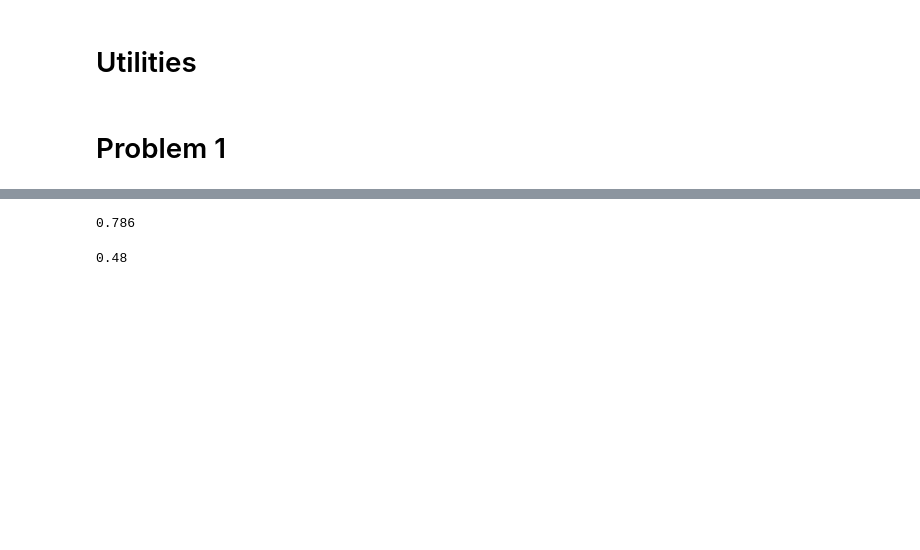
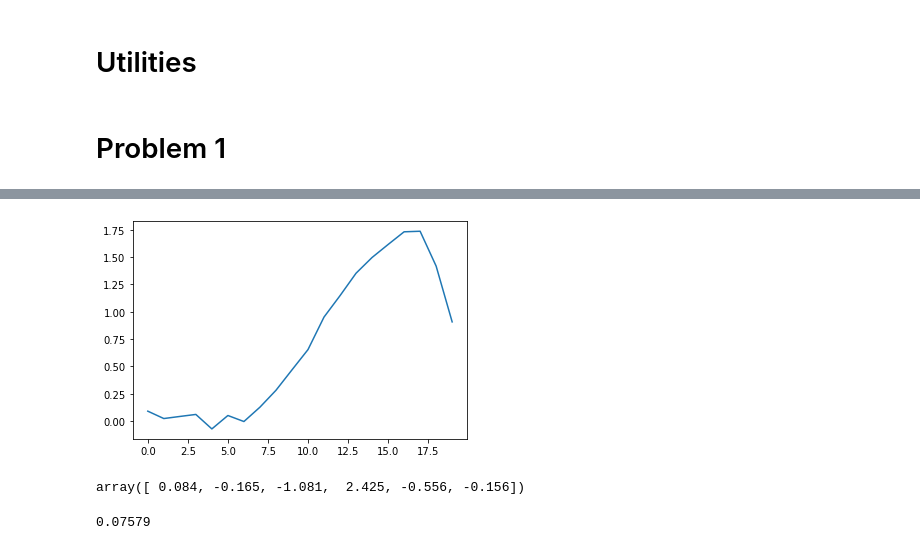
Before and after one commit to PiStefania/Machine_Learning_Exercises, a Jupyter notebook: Ex1_rou.ipynb, the cells around one changed output, grey strips where cells are left out. Saved outputs shown, nothing was run; the diff lists cells and outputs as text; code cells hidden in the pictures; blank space fills up the shorter version.

```diff
--- a/Ex1_rou.ipynb
+++ b/Ex1_rou.ipynb
@@ -38,2 +47,6 @@ variance = 0.1
+# %%
+N = 20
+variance = 0.1
+theta_real = np.array([0.2, -1.0, 0.9, 0.7, 0.0, -0.2])
 # %%
 noise = white_noise(N, variance)
@@ -56,14 +53,15 @@ array([-0.2, -0. ,  0.7,  0.9, -1. ,  0.2])
-# %%
-train_set = np.random.uniform(low = 0.0, high = 2.0, size = (20, ))
-mse_train = mse(y, train_set)
-mse_train.round(3)
-# %% [output]
-0.786
-# %%
-test_set = np.random.uniform(low = 0.0, high = 2.0, size = (1000, ))
-y_test = lsv[0] + lsv[1] * test_set + lsv[2] * test_set**2.0 + lsv[3] * test_set**3.0 +\
-         lsv[4] * test_set**4.0 + lsv[5] * test_set**5.0
-mse_test = mse(y_test, test_set)
-mse_test.round(3)
-# %% [output]
-0.48
+# %%
+X = create_X(N, 5)
+# %%
+y = X @ theta_real.T
+# %%
+y += noise
+# %%
+ax = plt.plot(y)
+# %% [output]
+[figure, added]
+# %%
+theta_least_squares = least_squares(X, y)
+theta_least_squares.round(3)
+# %% [output]
+array([ 0.084, -0.165, -1.081,  2.425, -0.556, -0.156])
@@ -69,0 +75,5 @@ mse_test.round(3)
+# %%
+mse_test = mse(y_real, y_test)
+mse_test.round(5)
+# %% [output]
+0.07579
```
Also changed, not shown: parts of 27 cells of this notebook.
